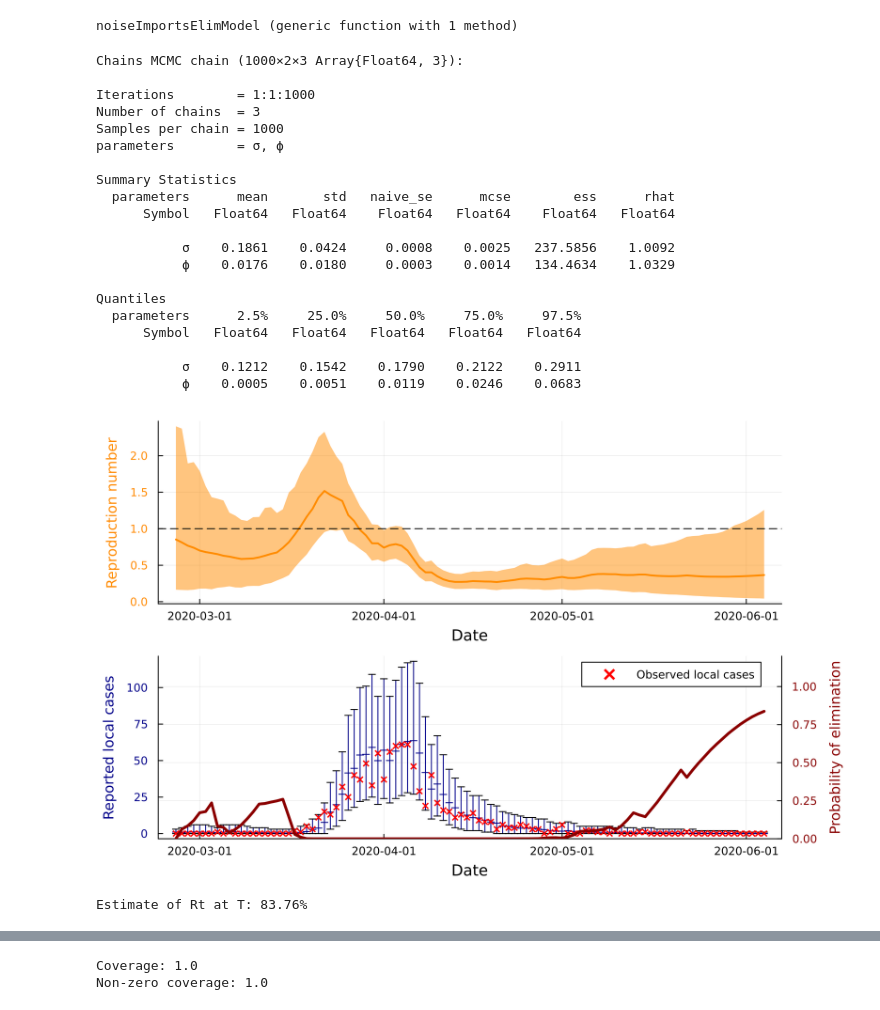
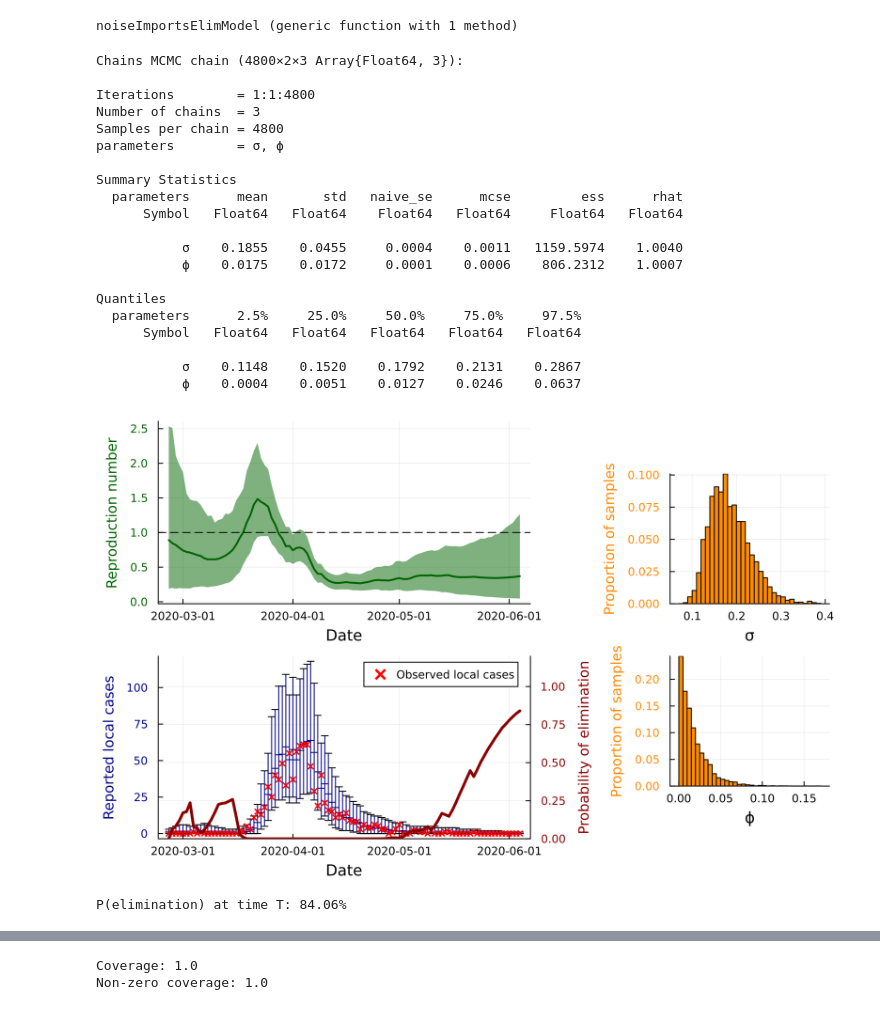
Before and after one commit to nicsteyn2/SMCforRt, a Jupyter notebook: paper/02imports.ipynb, the cells around one changed output, grey strips where cells are left out. Cells and saved outputs as stored; diff of their text form; code cells hidden in the pictures.

```diff
--- a/paper/02imports.ipynb
+++ b/paper/02imports.ipynb
@@ -115,7 +115,7 @@ opts = Dict(
     "chunkSize" => 100, # Number of iterations
     "maxChunks" => 50, # Maximum number of chunks
     "maxRhat" => 1.05,  # Stopping criterion: maximum Rhat value
-    "minESS" => 100, # Stopping criterion: minimum effective sample size
+    "minESS" => 1000, # Stopping criterion: minimum effective sample size (we increase this to produce nice parameter posterior plots)
     "showChunkProgress" => true, # Whether to show progress of each chunk
     "propStdDevInit" => sqrt.([0.1, 0.01]), # Initial proposal standard deviation (this is adaptively fit)
     "paramPriors" => [Uniform(0, 1), Uniform(0, 1)],
@@ -132,26 +132,26 @@ opts = Dict(
 (θ, diag) = PMMH(noiseImportsElimModel, Y, opts; verbose=false)
 Chains(θ, opts["paramNames"])
 # %% [output]
-Chains MCMC chain (1000×2×3 Array{Float64, 3}):
+Chains MCMC chain (4800×2×3 Array{Float64, 3}):
 
-Iterations        = 1:1:1000
+Iterations        = 1:1:4800
 Number of chains  = 3
-Samples per chain = 1000
+Samples per chain = 4800
 parameters        = σ, ϕ
 
 Summary Statistics
-  parameters      mean       std   naive_se      mcse        ess      rhat
-      Symbol   Float64   Float64    Float64   Float64    Float64   Float64
+  parameters      mean       std   naive_se      mcse         ess      rhat
+      Symbol   Float64   Float64    Float64   Float64     Float64   Float64
 
-           σ    0.1861    0.0424     0.0008    0.0025   237.5856    1.0092
-           ϕ    0.0176    0.0180     0.0003    0.0014   134.4634    1.0329
+           σ    0.1855    0.0455     0.0004    0.0011   1159.5974    1.0040
+           ϕ    0.0175    0.0172     0.0001    0.0006    806.2312    1.0007
 
 Quantiles
   parameters      2.5%     25.0%     50.0%     75.0%     97.5%
       Symbol   Float64   Float64   Float64   Float64   Float64
 
-           σ    0.1212    0.1542    0.1790    0.2122    0.2911
-           ϕ    0.0005    0.0051    0.0119    0.0246    0.0683
+           σ    0.1148    0.1520    0.1792    0.2131    0.2867
+           ϕ    0.0004    0.0051    0.0127    0.0246    0.0637
 # %%
 opts["predictiveValues"] = true
 opts["calculateElimProb"] = true
@@ -162,24 +162,35 @@ X = marginalPosterior(noiseImportsElimModel, θ, Y, opts)
 pElim = mean(X[:,:,4], dims=1)[1:end];
 # %%
 # Plot output
-pltR = plot(xlabel="Date", ylabel="Reproduction number", yguidefont=font(10, :darkorange), ytickfont=font(8, :darkorange))
-pltR = plot!(Y.date, mR, ribbon=(mR-lR, uR-mR), color=:darkorange, label=false, linewidth=2)
+pltR = plot(xlabel="Date", ylabel="Reproduction number", yguidefont=font(10, :darkgreen), ytickfont=font(8, :darkgreen))
+pltR = plot!(Y.date, mR, ribbon=(mR-lR, uR-mR), color=:darkgreen, label=false, linewidth=2)
 pltR = hline!([1], label=false, color=:black, line=:dash)
 
 pltC = plot(xlabel="Date", ylabel="Reported local cases")
 pltC = scatter!(Y.date, mC, errorbar=(mC-lC, uC-mC), color=:darkblue, lc=:darkblue, markershape=:hline, label=false)
 pltC = scatter!(Y.date, Y.local, color=:red, label="Observed local cases", markershape=:x, markersize=3, markerstrokewidth=1.5)
 pltC = plot!(yguidefont=font(10, :darkblue), ytickfont=font(8, :darkblue), ygrid=true, xgrid=true)
 
 pltElim = plot!(twinx(), Y.date, pElim, ylabel="Probability of elimination",
     color=:darkred, label=false, linewidth=3, ylims=(0, 1.2),
     yguidefont=font(10, :darkred), ytickfont=font(8, :darkred), ygrid=true, xgrid=true)
 
-plt = plot(pltR, pltElim, layout=(2,1), size=(800,500), left_margin=3mm, right_margin=3mm, dpi=300)
+θl = resizeParams(θ)
+pltSigma = histogram(θl[:,1], bins=50, xlabel="σ", ylabel="Proportion of samples", color=:darkorange, legend=false, normalize=:probability)
+pltSigma = plot!(pltSigma, yguidefont=font(10, :darkorange), ytickfont=font(8, :darkorange), ygrid=true, xgrid=true)
+pltPhi = histogram(θl[:,2], bins=50, xlabel="ϕ", ylabel="Proportion of samples", color=:darkorange, legend=false, normalize=:probability)
+pltPhi = plot!(pltPhi, yguidefont=font(10, :darkorange), ytickfont=font(8, :darkorange), ygrid=true, xgrid=true)
+
+plt_ts = plot(pltR, pltElim, layout=(2,1), size=(800,500), left_margin=3mm, right_margin=3mm, dpi=300)
+l_params = @layout [grid(4, 1, heights=[0.05, 0.45, 0.45, 0.05])]
+plt_params = plot(plot(framestyle=:none), pltSigma, pltPhi, plot(framestyle=:none), layout=l_params, size=(500,500), left_margin=3mm, right_margin=3mm, dpi=300)
+
+l = @layout [grid(1,2, widths=[0.7, 0.3])]
+plt_both = plot(plt_ts, plt_params, layout=l, size=(800,500), left_margin=3mm, right_margin=3mm, dpi=300)
 png("figures/noiseimportselim.png")
-display(plt)
+display(plt_both)
 
-println("Estimate of Rt at T: $(round(100*pElim[end], digits=2))%")
+println("P(elimination) at time T: $(round(100*pElim[end], digits=2))%")
 # %% [output]
-[figure, old version]
+[figure, new version]
-Estimate of Rt at T: 83.76%
+P(elimination) at time T: 84.06%
```
Also changed, not shown: parts of 2 cells of this notebook, 1 other file.
